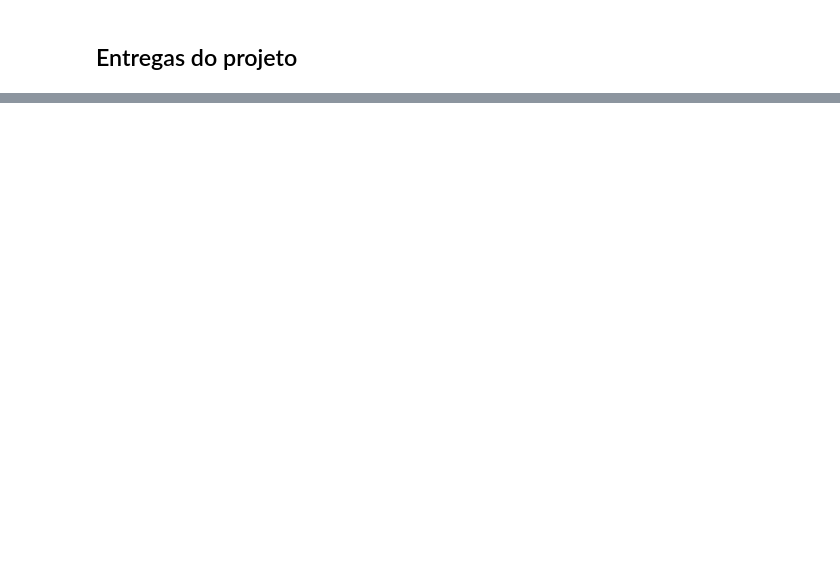
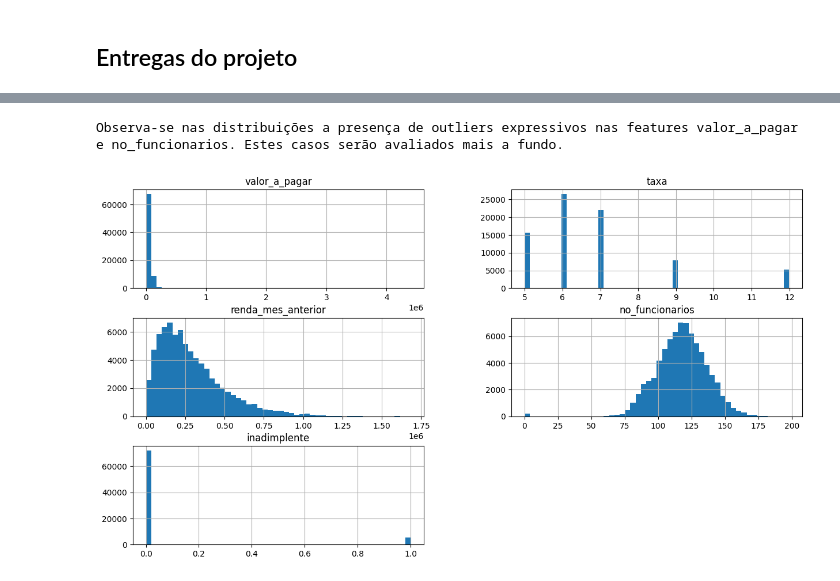
Before and after one commit to faustomfc/score_credit_prediction, a Jupyter notebook: score_credit_prediction_v1.ipynb, the cells around one changed output, grey strips where cells are left out. Saved outputs shown, nothing was run; the diff lists cells and outputs as text; code cells hidden in the pictures; blank space fills up the shorter version.

```diff
--- a/score_credit_prediction_v1.ipynb
+++ b/score_credit_prediction_v1.ipynb
@@ -53,0 +432,8 @@ Como resultado deste projeto, serão entregues:
+# %%
+# Dataframe de trabalho
+aux = df1.loc[:, ['id_cliente', 'safra_ref', 'no_funcionarios', 'porte', 'ddd']]
+aux = aux.sort_values(['id_cliente', 'safra_ref'])
+aux = aux.drop_duplicates(['id_cliente', 'safra_ref'], keep='first')
+
+# Verificação de NAs
+print('Quantidade de NAs: {}'.format(aux['no_funcionarios'].isna().sum()))
@@ -53,0 +513,17 @@ Como resultado deste projeto, serão entregues:
+# %%
+# Drop columns
+aux = aux.drop(['porte', 'ddd'], axis=1)
+
+# Rename columns
+aux = aux.rename(columns={'no_funcionarios': 'no_funcionarios_subs'})
+
+# Merge
+df1 = pd.merge(df1, aux, how='left', on=['id_cliente', 'safra_ref'])
+
+# Substituição dos NAs
+df1['no_funcionarios'] = df1.loc[:, ['no_funcionarios', 'no_funcionarios_subs']]\
+                               .apply(lambda x: x['no_funcionarios_subs'] if pd.isnull(x['no_funcionarios']) else
+                                                x['no_funcionarios'], axis=1)
+
+# Drop columns
+df1 = df1.drop('no_funcionarios_subs', axis=1)
@@ -53,0 +537,3 @@ Como resultado deste projeto, serão entregues:
+# %%
+# Correção
+df1.loc[(df1['flag_pf']=='PF') & (df1['no_funcionarios']>0), 'no_funcionarios'] = 0
@@ -53,0 +576,3 @@ Como resultado deste projeto, serão entregues:
+# %%
+num_attributes = df1.select_dtypes(include=['float64', 'int64'])
+cat_attributes = df1.select_dtypes(exclude=['float64', 'int64', 'datetime64[ns]'])
@@ -53,0 +605,10 @@ Como resultado deste projeto, serão entregues:
+# %%
+# Plot histograms
+fig = plt.figure(figsize=(15, 8))
+ax = fig.gca()
+num_attributes.hist(ax=ax, bins=50)
+
+print('\n\n\nObserva-se nas distribuições a presença de outliers expressivos nas features valor_a_pagar e no_funcionarios. Estes casos serão avaliados mais a fundo.\n\n\n')
+# %% [output]
+Observa-se nas distribuições a presença de outliers expressivos nas features valor_a_pagar e no_funcionarios. Estes casos serão avaliados mais a fundo.
+[figure, added]
```
Also changed, not shown: parts of 159 cells of this notebook, 20 other files.
